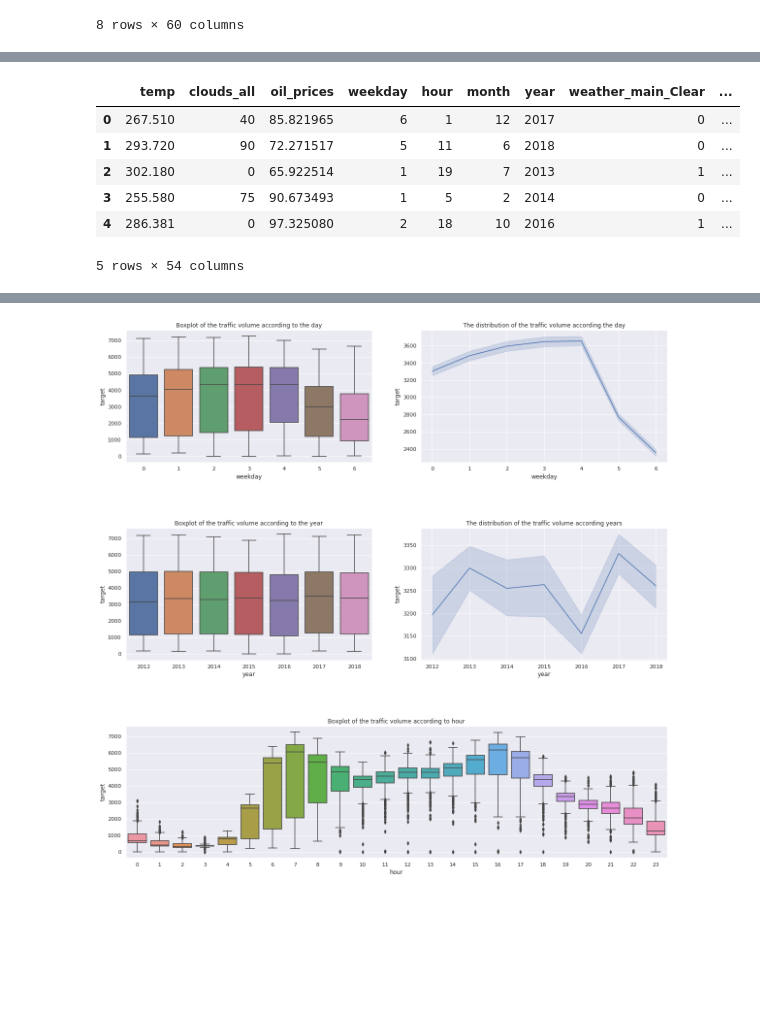
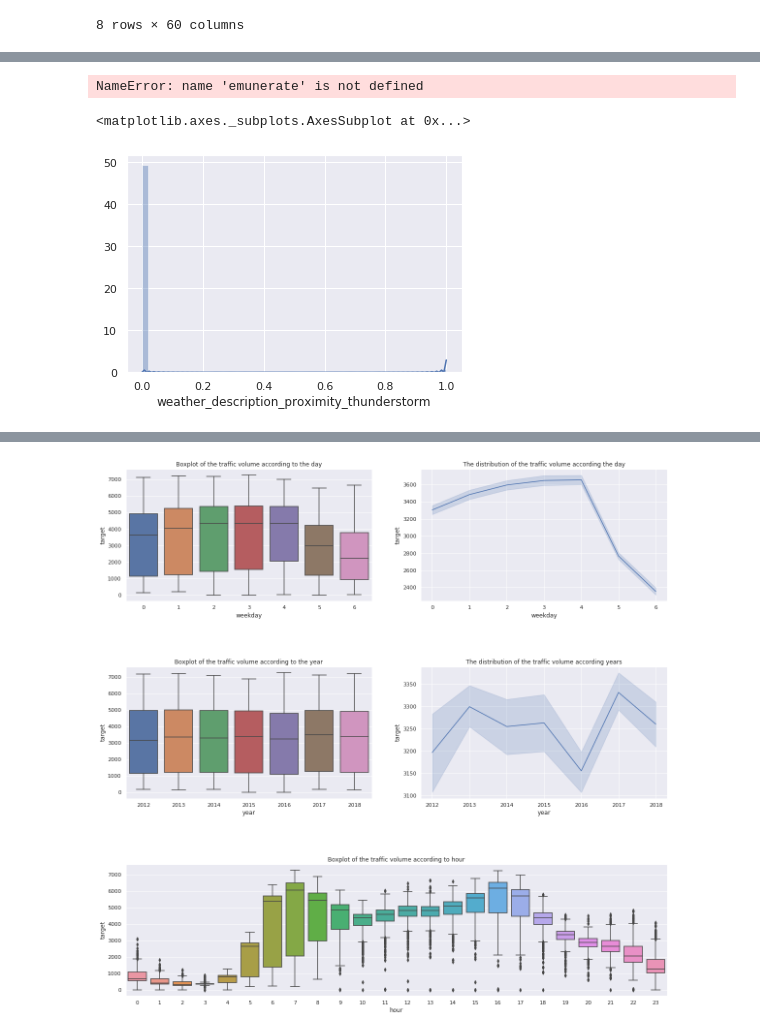
Before and after one commit to pierre6398/caravan, a Jupyter notebook: starting_kit/README_{Ouassim-Mohamed}.ipynb, the cells around one changed output, grey strips where cells are left out. Cells and saved outputs as stored; diff of their text form; code cells hidden in the pictures; blank space fills up the shorter version.

```diff
--- a/starting_kit/README_{Ouassim-Mohamed}.ipynb
+++ b/starting_kit/README_{Ouassim-Mohamed}.ipynb
@@ -117,5 +147,5 @@ plt.show()
 # %%
-def supprime_colonne(nom_colonne):
+def suppr_colonne(nom_colonne):
     j = 0
     for i in range(data.shape[0]):
         if data[nom_colonne][i] == 0 :
@@ -127,14 +157,16 @@ def supprime_colonne(nom_colonne):
 
 
 
-data = supprime_colonne("weather_description_sleet")
-
-data.head()
+data = suppr_colonne("holiday")
+data = suppr_colonne("rain_1h")
+data = suppr_colonne("snow_1h")
+data = suppr_colonne("weather_description_smoke")
+data = suppr_colonne("weather_description_snow")
+data = suppr_colonne("weather_description_thunderstorm")
+data = suppr_colonne("weather_description_thunderstorm_with_drizzle")
+data = suppr_colonne("weather_description_thunderstorm_with_heavy_rain")
+data = suppr_colonne("weather_description_thunderstorm_with_light_drizzle")
+data = suppr_colonne("weather_description_thunderstorm_with_light_rain")
+data = suppr_colonne("weather_description_thunderstorm_with_rain")
+data = suppr_colonne("weather_description_very_heavy_rain")
+data = suppr_colonne("weather_description_sleet")
-# %% [output]
-|  | temp | clouds_all | oil_prices | weekday | hour | month | year | weather_main_Clear | ... |
-| 0 | 267.510 | 40 | 85.821965 | 6 | 1 | 12 | 2017 | 0 | ... |
-| 1 | 293.720 | 90 | 72.271517 | 5 | 11 | 6 | 2018 | 0 | ... |
-| 2 | 302.180 | 0 | 65.922514 | 1 | 19 | 7 | 2013 | 1 | ... |
-| 3 | 255.580 | 75 | 90.673493 | 1 | 5 | 2 | 2014 | 0 | ... |
-| 4 | 286.381 | 0 | 97.325080 | 2 | 18 | 10 | 2016 | 1 | ... |
-5 rows × 54 columns
@@ -140,0 +179,9 @@ data.head()
+# %%
+supp(data)
+# %% [output]
+NameError: name 'emunerate' is not defined
+# %%
+sns.distplot(data.weather_description_proximity_thunderstorm)
+# %% [output]
+<matplotlib.axes._subplots.AxesSubplot at 0x...>
+[figure, added]
```
Also changed, not shown: parts of 21 cells of this notebook.
